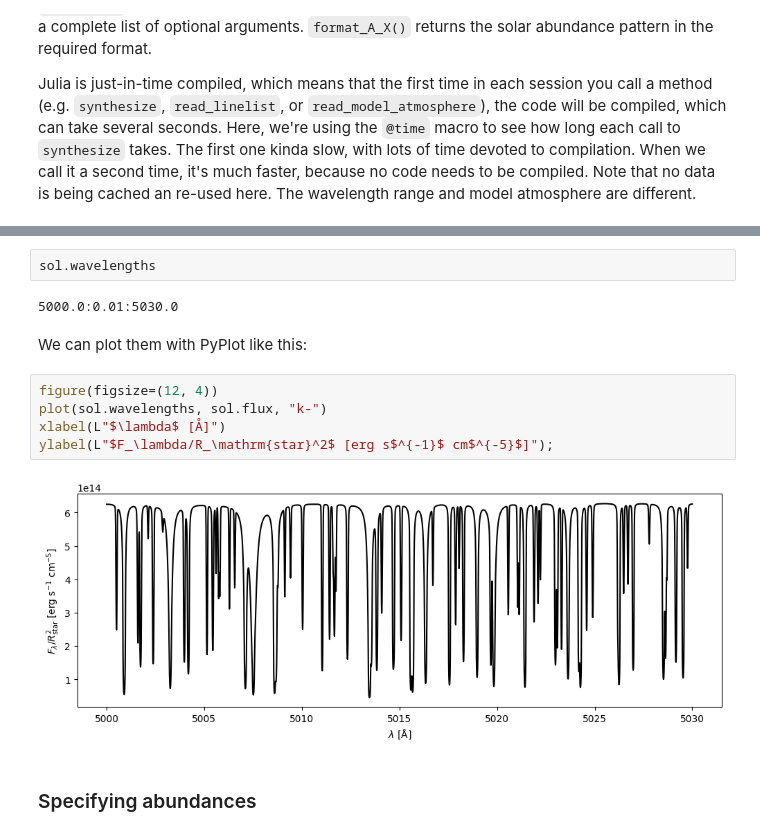
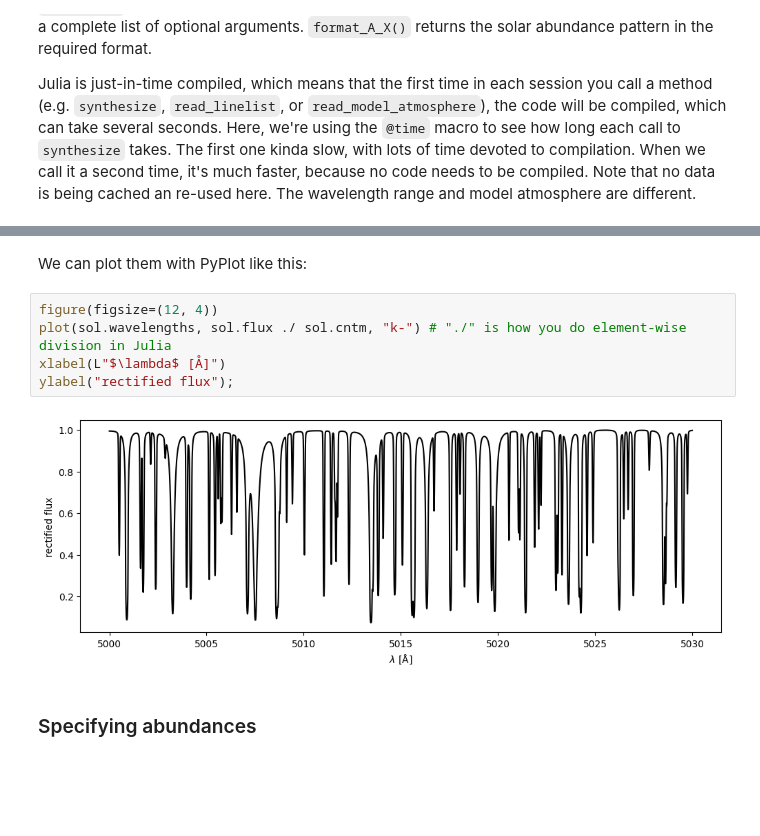
Before and after one commit to ajwheeler/Korg.jl, a Jupyter notebook: misc/Tutorial notebooks/Tutorial.ipynb, the cells around one changed output, grey strips where cells are left out. Saved outputs shown, nothing was run; the diff lists cells and outputs as text; blank space fills up the shorter version.

```diff
--- a/misc/Tutorial notebooks/Tutorial.ipynb
+++ b/misc/Tutorial notebooks/Tutorial.ipynb
@@ -103,16 +113,12 @@ sol.flux
-# %%
-sol.wavelengths
-# %% [output]
-5000.0:0.01:5030.0
 # %% [markdown]
 We can plot them with PyPlot like this:
 # %%
 figure(figsize=(12, 4))
-plot(sol.wavelengths, sol.flux, "k-")
+plot(sol.wavelengths, sol.flux ./ sol.cntm, "k-") # "./" is how you do element-wise division in Julia
 xlabel(L"$\lambda$ [Å]")
-ylabel(L"$F_\lambda/R_\mathrm{star}^2$ [erg s$^{-1}$ cm$^{-5}$]");
+ylabel("rectified flux");
 # %% [output]
-[figure, old version]
+[figure, new version]
 # %% [markdown]
 ### Specifying abundances
 # %% [markdown]
```
Also changed, not shown: parts of 15 cells of this notebook, 2 other files.
